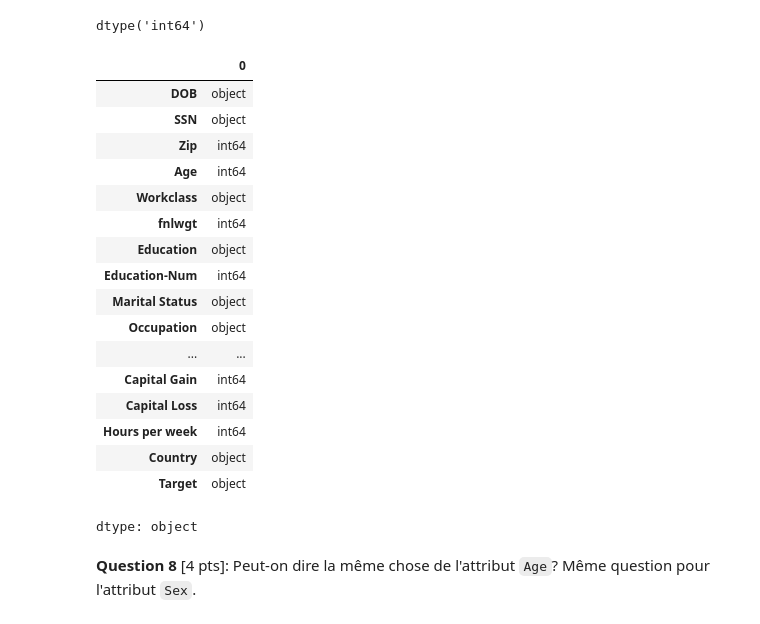
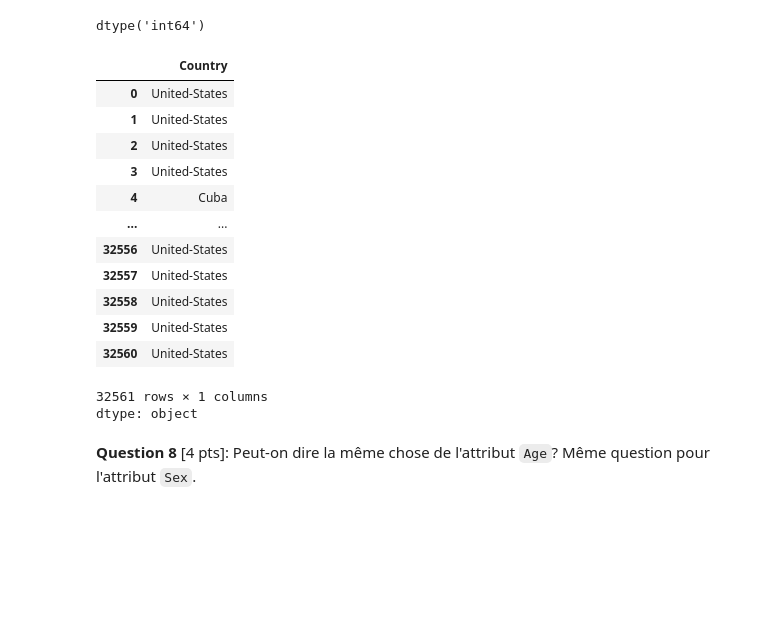
Before and after one commit to Sohdjeukeu/Labo_GTI_720, a Jupyter notebook: labo_1_01_G_Merlin.ipynb, the cells around one changed output. Saved outputs shown, nothing was run; the diff lists cells and outputs as text; code cells hidden in the pictures; blank space fills up the shorter version.

```diff
--- a/labo_1_01_G_Merlin.ipynb
+++ b/labo_1_01_G_Merlin.ipynb
@@ -236,41 +236,37 @@ dtype('int64')
 # %%
 # filtrons le jeu de données depersonnaliser uniquement sur le zip de Faith McCloughlin pour voir si nous le retrouvons
 
 # chargeons le jeu de données depersonnaliser
 JeuDonneeesDepersonnaliser = depersonaliser_adult()
 
 
   # définissons les critères de recherche, il sera basé uniquemnt sur le zip de Faith McCloughlin
 
 critere_reherche = {
         'Zip':41277
     }
 # Filtrer les enregistrements uniquement sur quasi-identifiants  Zip de Faith McCloughlin et verifions s'il retourne uniquement Faith McCloughlin
 
 Taille = JeuDonneeesDepersonnaliser.shape  # retourne le nombre de ligne et de colonne
 type(Taille)
 
 
 JeuDonneeesDepersonnaliser.dtypes # permet de connaitre le type de chaque colonne
-saffafadsfa
+jeuDonneeesDepersonnaliser['Country']
 # %% [output]
-|  | 0 |
-| DOB | object |
-| SSN | object |
-| Zip | int64 |
-| Age | int64 |
-| Workclass | object |
-| fnlwgt | int64 |
-| Education | object |
-| Education-Num | int64 |
-| Marital Status | object |
-| Occupation | object |
+|  | Country |
+| 0 | United-States |
+| 1 | United-States |
+| 2 | United-States |
+| 3 | United-States |
+| 4 | Cuba |
 | ... | ... |
-| Capital Gain | int64 |
-| Capital Loss | int64 |
-| Hours per week | int64 |
-| Country | object |
-| Target | object |
+| 32556 | United-States |
+| 32557 | United-States |
+| 32558 | United-States |
+| 32559 | United-States |
+| 32560 | United-States |
+32561 rows × 1 columns
 dtype: object
 # %% [markdown]
 **Question 8** [4 pts]:  Peut-on dire la même chose de l'attribut `Age`? Même question pour l'attribut `Sex`.
```
